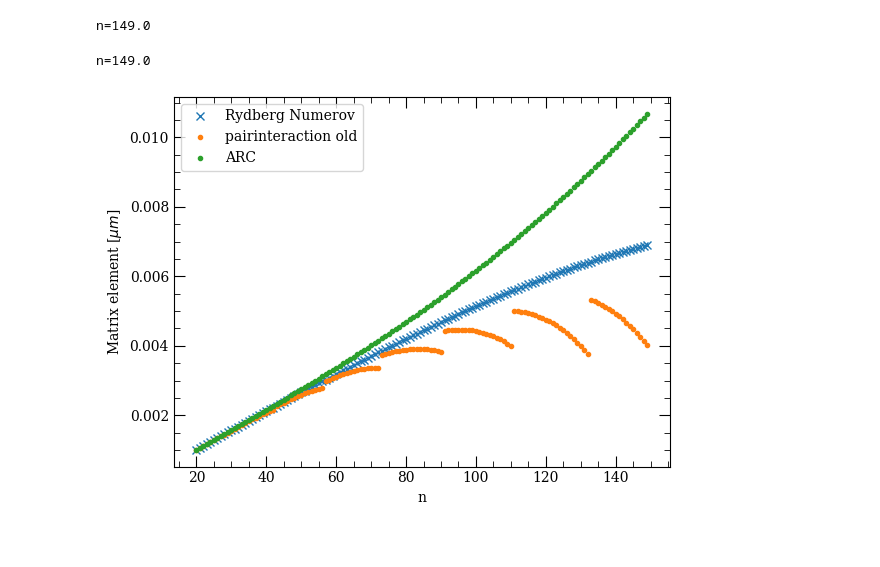
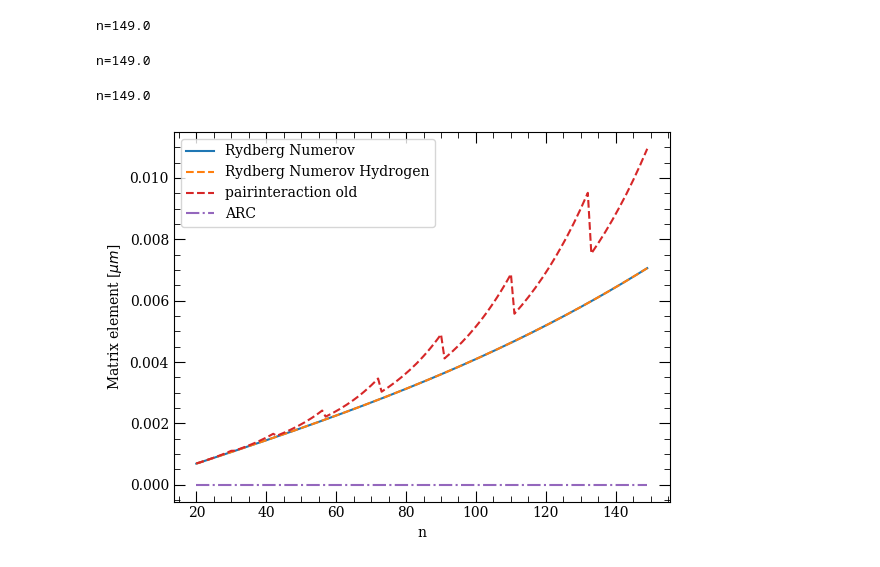
Before and after one commit to pairinteraction/ryd-numerov, a Jupyter notebook: docs/examples/benchmark_circular_matrixelements.ipynb, the cells around one changed output. Saved outputs shown, nothing was run; the diff lists cells and outputs as text; code cells hidden in the pictures.

Commit message:
add hydrogen to circular benchmark

```diff
--- a/docs/examples/benchmark_circular_matrixelements.ipynb
+++ b/docs/examples/benchmark_circular_matrixelements.ipynb
@@ -16,8 +16,12 @@ logging.getLogger("numerov").setLevel(logging.ERROR)  # disable xmin warnings fo
 # %%
-dn, dl, dj, dm = (3, 1, 0, 0)
+# A few exemplary test cases, where pairinteraction and ARC do fail in various ways
+dn, dl, dj, dm = (2, 0, 0, 0)
+# dn, dl, dj, dm = (2, 2, 2, 0)
+# dn, dl, dj, dm = (3, 1, 0, 0)
 # dn, dl, dj, dm = (5, 1, 0, 0)
 # dn, dl, dj, dm = (5, 2, 1, 0)
 # qn_list: (n, l, j, mj)
+
 qn1_list = np.array([(n1, n1 - 1, n1 - 0.5, n1 - 0.5) for n1 in range(20, 150)])
 qn2_list = np.array([(n + dn, l + dl, j + dj, m + dm) for n, l, j, m in qn1_list])
 # %%
@@ -34,6 +38,20 @@ matrixelements = np.array(matrixelements, dtype=float)
 matrixelements *= ureg.Quantity(1, "bohr_radius").to("micrometer").magnitude
 # %% [output]
 n=149.0
+# %%
+matrixelements_hydrogen = []
+for qn1, qn2 in zip(qn1_list, qn2_list):
+    print(f"n={qn1[0]}", end="\r")
+    state_i = RydbergState("H", qn1[0], qn1[1], qn1[2], dz=0.001)
+    state_f = RydbergState("H", qn2[0], qn2[1], qn2[2], dz=0.001)
+    state_i.integrate()
+    state_f.integrate()
+    matrixelements_hydrogen.append(np.abs(radial_matrix_element(state_i, state_f, 1)))
+
+matrixelements_hydrogen = np.array(matrixelements_hydrogen, dtype=float)
+matrixelements_hydrogen *= ureg.Quantity(1, "bohr_radius").to("micrometer").magnitude
+# %% [output]
+n=149.0
 # %%
 from pairinteraction import pireal as pi
 
@@ -66,13 +84,14 @@ matrixelements_arc *= ureg.Quantity(1, "bohr_radius").to("micrometer").magnitude
 # %%
 n_list = qn1_list[:, 0]
 
 fig, ax = plt.subplots()
-ax.plot(n_list, matrixelements, "C0x", label="Rydberg Numerov")
-ax.plot(n_list, matrixelements_pi, "C1.", label="pairinteraction old")
-ax.plot(n_list, matrixelements_arc, "C2.", label="ARC")
+ax.plot(n_list, matrixelements, "C0-", label="Rydberg Numerov")
+ax.plot(n_list, matrixelements, "C1--", label="Rydberg Numerov Hydrogen")
+ax.plot(n_list, matrixelements_pi, "C3--", label="pairinteraction old")
+ax.plot(n_list, matrixelements_arc, "C4-.", label="ARC")
 ax.set_xlabel("n")
 ax.set_ylabel(r"Matrix element [$\mu m$]")
 ax.legend()
 plt.show()
 # %% [output]
-[figure, old version]
+[figure, new version]
```
Also changed, not shown: parts of 1 cell of this notebook.
